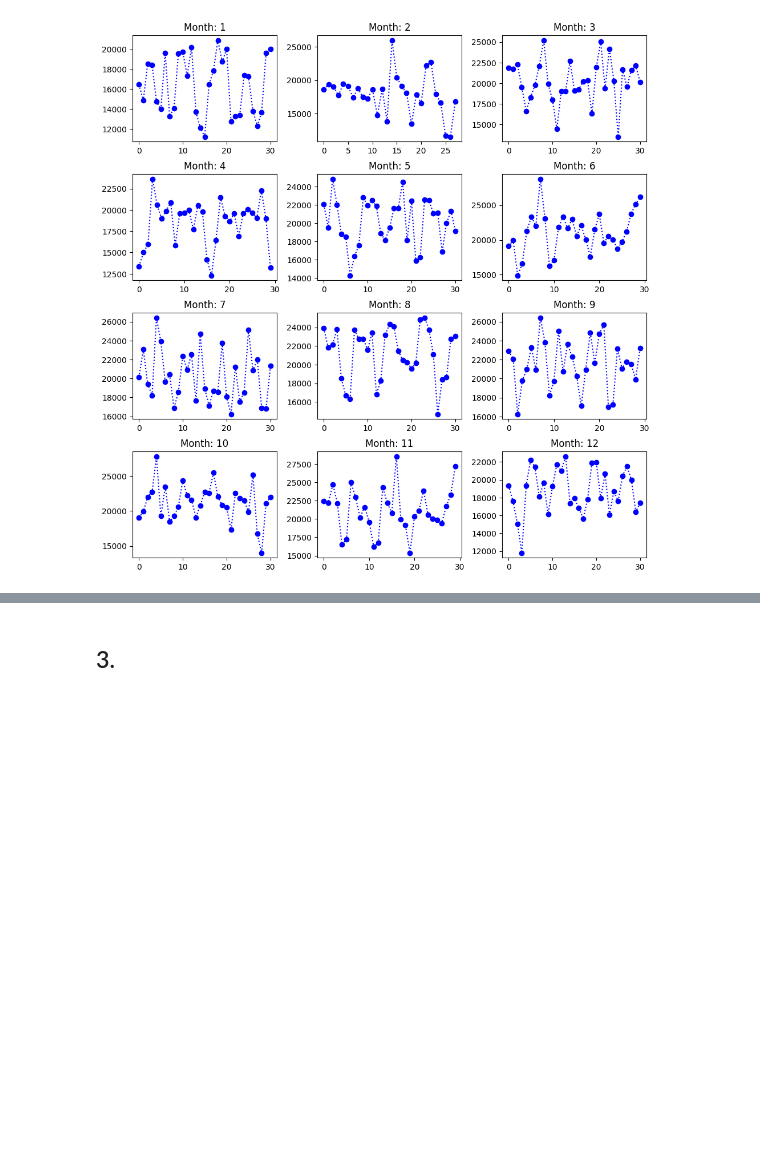
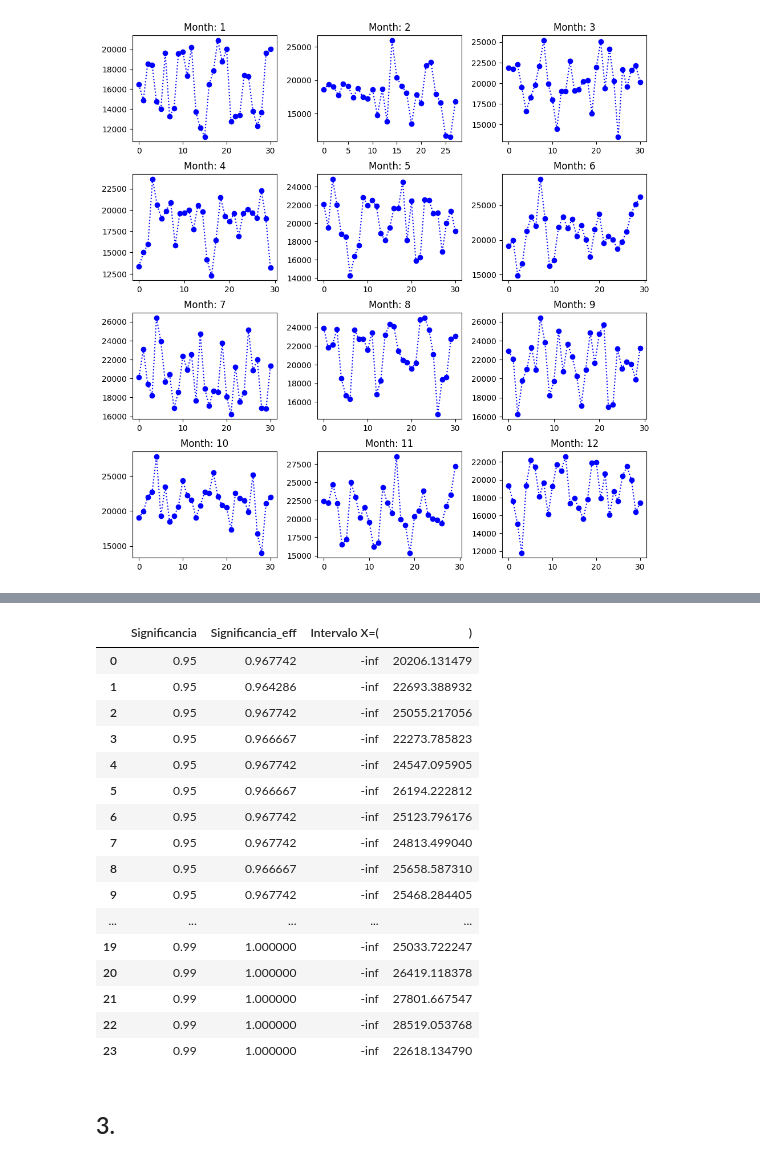
Before and after one commit to gx-ceia-tps/tp3-peia, a Jupyter notebook: tp3-peia-project/tp-final-peia.ipynb, the cells around one changed output, grey strips where cells are left out. Cells and saved outputs as stored; diff of their text form; code cells hidden in the pictures; blank space fills up the shorter version.

```diff
--- a/tp3-peia-project/tp-final-peia.ipynb
+++ b/tp3-peia-project/tp-final-peia.ipynb
@@ -45,2 +54,42 @@ plot_sales(sales_per_month,  month_sale_plot_fun , title='Month')
+# %%
+import numpy as np
+import pandas as pd
+df = pd.DataFrame()
+alphas = [0.95, 0.99]
+for alpha in alphas:
+    for ecdf in ecdf_per_month:
+        # asumimos que es prueba de cola izquierda
+        index = -1
+        for i in range(len(ecdf.y)):
+            if ecdf.y[i] > alpha:
+                index = i
+                break
+        # print(ecdf.y[-5:])
+        row = {
+            'Significancia': alpha,
+            'Significancia_eff': ecdf.y[index],
+            'Intervalo X=(': ecdf.x[0],
+            ')': ecdf.x[index]
+        }
+        df = pd.concat([df, pd.DataFrame([row])], ignore_index=True)
+df
+# %% [output]
+|  | Significancia | Significancia_eff | Intervalo X=( | ) |
+| 0 | 0.95 | 0.967742 | -inf | 20206.131479 |
+| 1 | 0.95 | 0.964286 | -inf | 22693.388932 |
+| 2 | 0.95 | 0.967742 | -inf | 25055.217056 |
+| 3 | 0.95 | 0.966667 | -inf | 22273.785823 |
+| 4 | 0.95 | 0.967742 | -inf | 24547.095905 |
+| 5 | 0.95 | 0.966667 | -inf | 26194.222812 |
+| 6 | 0.95 | 0.967742 | -inf | 25123.796176 |
+| 7 | 0.95 | 0.967742 | -inf | 24813.499040 |
+| 8 | 0.95 | 0.966667 | -inf | 25658.587310 |
+| 9 | 0.95 | 0.967742 | -inf | 25468.284405 |
+| ... | ... | ... | ... | ... |
+| 19 | 0.99 | 1.000000 | -inf | 25033.722247 |
+| 20 | 0.99 | 1.000000 | -inf | 26419.118378 |
+| 21 | 0.99 | 1.000000 | -inf | 27801.667547 |
+| 22 | 0.99 | 1.000000 | -inf | 28519.053768 |
+| 23 | 0.99 | 1.000000 | -inf | 22618.134790 |
 # %% [markdown]
 ## 3.
```
Also changed, not shown: parts of 4 cells of this notebook.
